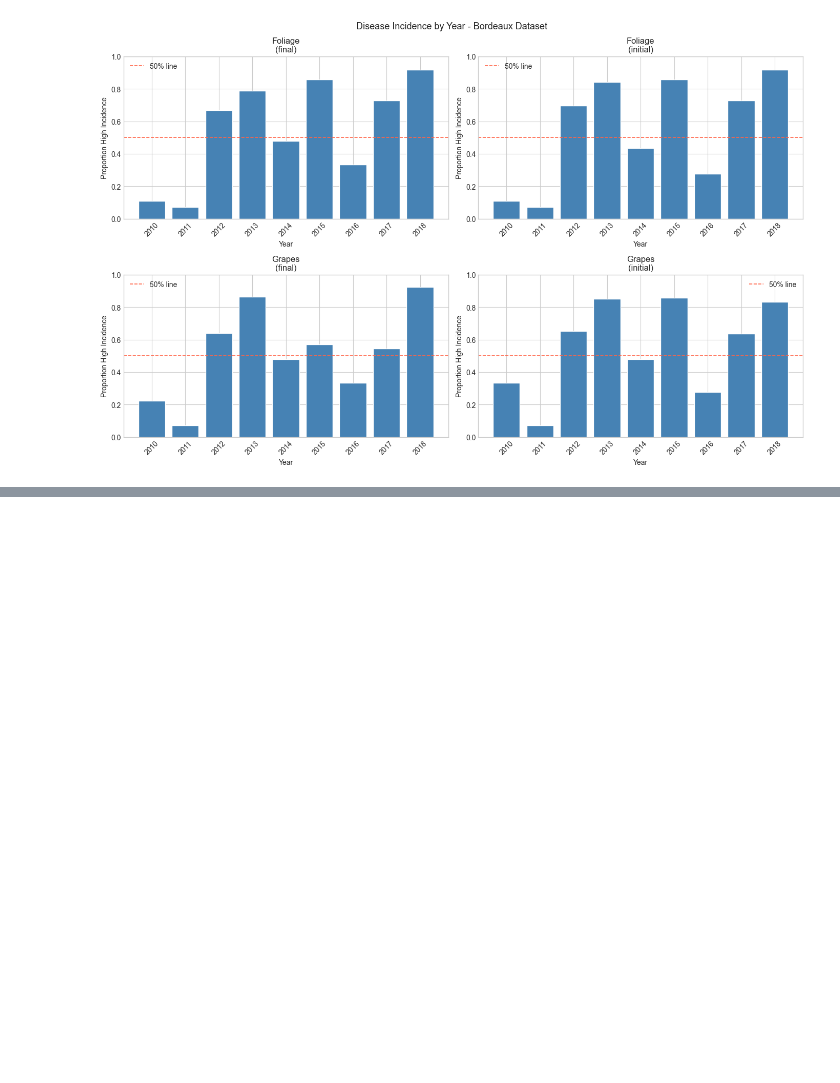
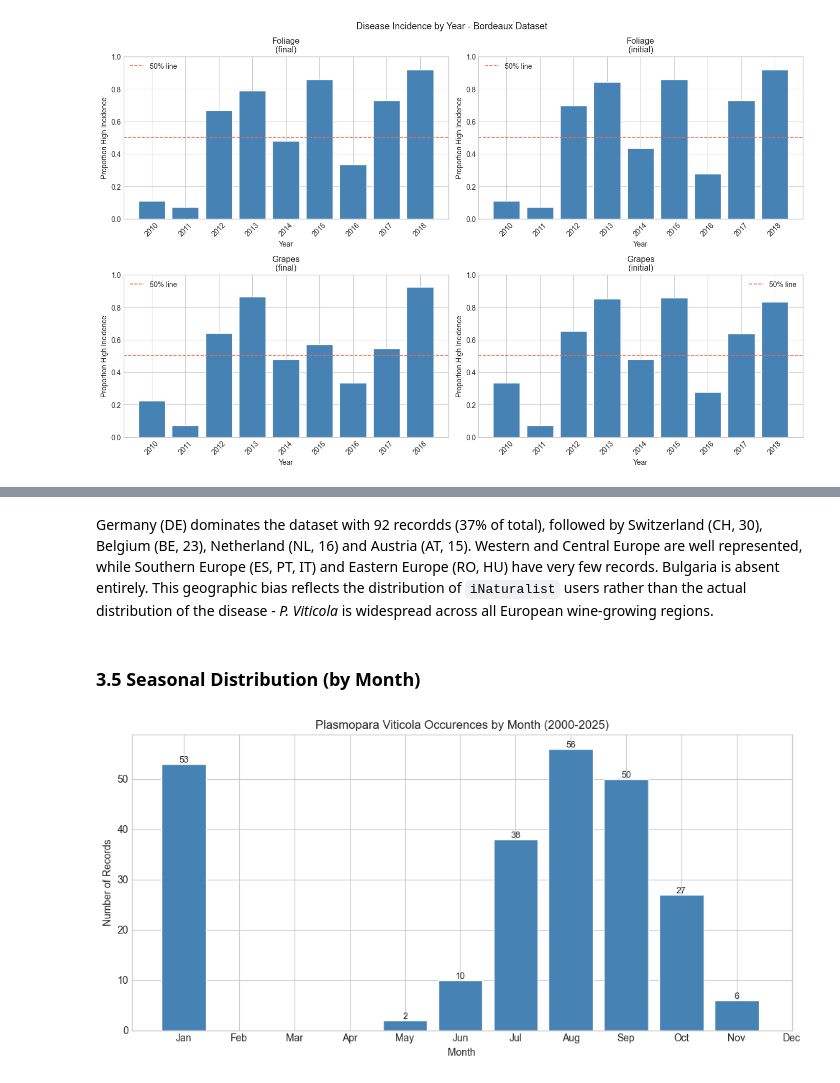
Before and after one commit to PappoIvanov/plasmopara-viticola, a Jupyter notebook: notebooks/grapevine_downy_mildew_analysis.ipynb, the cells around one changed output, grey strips where cells are left out. Saved outputs shown, nothing was run; the diff lists cells and outputs as text; code cells hidden in the pictures; blank space fills up the shorter version.

```diff
--- a/notebooks/grapevine_downy_mildew_analysis.ipynb
+++ b/notebooks/grapevine_downy_mildew_analysis.ipynb
@@ -206,0 +320,25 @@ Desease incidence varies considerably across years and is consistent across all
+# %% [markdown]
+Germany (DE) dominates the dataset with 92 recordds (37% of total), followed by Switzerland (CH, 30), Belgium (BE, 23), Netherland (NL, 16) and Austria (AT, 15). Western and Central Europe are well represented, while Southern Europe (ES, PT, IT) and Eastern Europe (RO, HU) have very few records. Bulgaria is absent entirely. This geographic bias reflects the distribution of `iNaturalist` users rather than the actual distribution of the disease - *P. Viticola* is widespread across all European wine-growing regions.
+# %% [markdown]
+### 3.5 Seasonal Distribution (by Month)
+# %%
+fig, ax = plt.subplots(figsize=(10, 5))
+
+month_counts = gbif_clean["month"].value_counts().sort_index()
+month_names = ['Jan', 'Feb', 'Mar', 'Apr', 'May', 'Jun',
+               'Jul', 'Aug', 'Sep', 'Oct', 'Nov', 'Dec']
+
+ax.bar(month_counts.index, month_counts.values, color="steelblue", edgecolor="white")
+ax.set_xticks(range(1, 13))
+ax.set_xticklabels(month_names)
+ax.set_xlabel("Month")
+ax.set_ylabel("Number of Records")
+ax.set_title("Plasmopara Viticola Occurences by Month (2000-2025)")
+
+for i, (m, v) in enumerate(month_counts.items()):
+    ax.text(m, v + 0.3, str(v), ha="center", fontsize=9)
+
+plt.tight_layout()
+plt.show()
+# %% [output]
+[figure, added]
```
Also changed, not shown: parts of 20 cells of this notebook.
